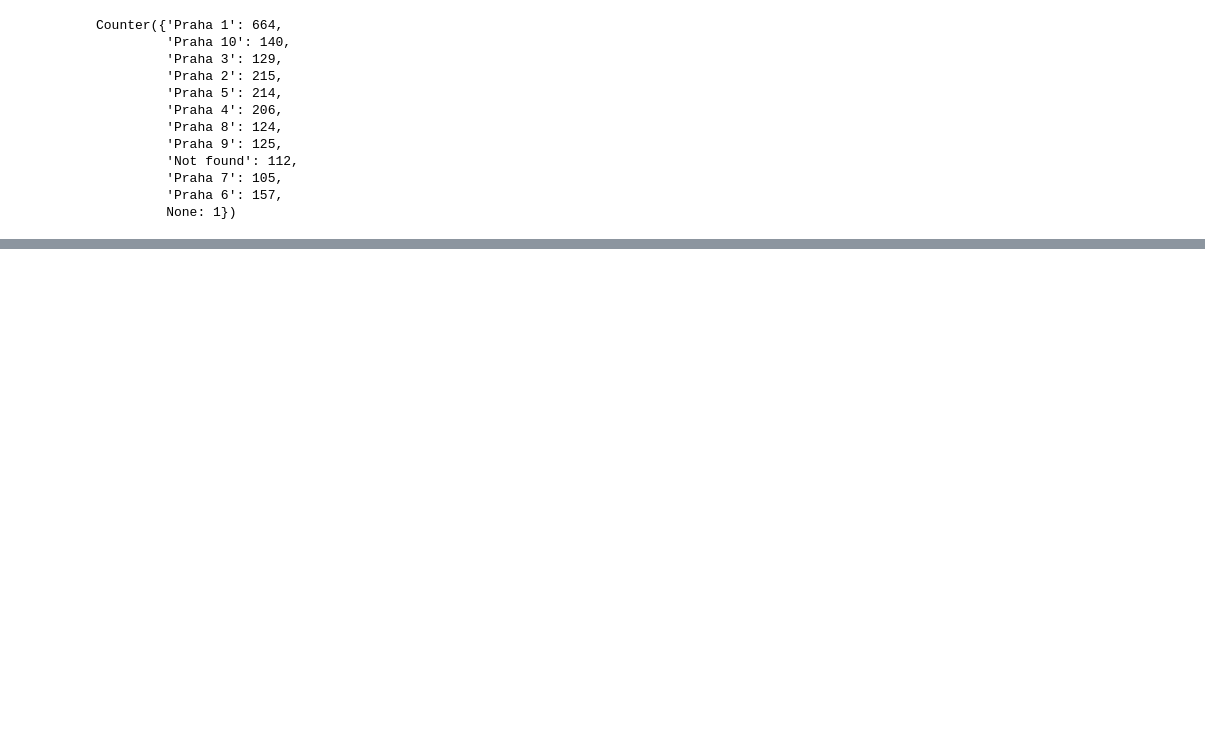
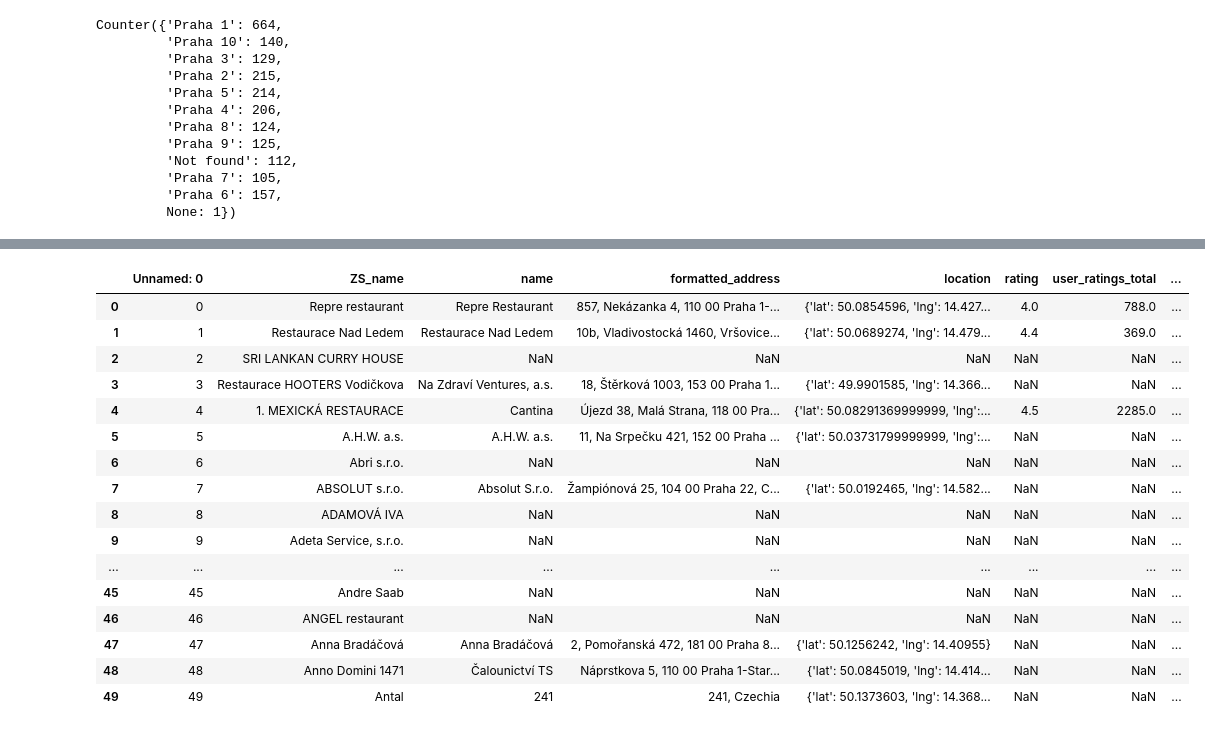
Before and after one commit to Matyas-Mattanelli/Webscraper-Zlate-Stranky, a Jupyter notebook: test.ipynb, the cells around one changed output, grey strips where cells are left out. Saved outputs shown, nothing was run; the diff lists cells and outputs as text; code cells hidden in the pictures; blank space fills up the shorter version.

Commit message:
GooglePlacesCompiler Works!!

```diff
--- a/test.ipynb
+++ b/test.ipynb
@@ -237,0 +256,20 @@ TypeError: find_first_candidate() takes 4 positional arguments but 5 were given
+# %%
+pd.read_csv('restaurants_Places_API.csv')[:50]
+# %% [output]
+|  | Unnamed: 0 | ZS_name | name | formatted_address | location | rating | user_ratings_total | ... |
+| 0 | 0 | Repre restaurant | Repre Restaurant | 857, Nekázanka 4, 110 00 Praha 1-... | {'lat': 50.0854596, 'lng': 14.427... | 4.0 | 788.0 | ... |
+| 1 | 1 | Restaurace Nad Ledem | Restaurace Nad Ledem | 10b, Vladivostocká 1460, Vršovice... | {'lat': 50.0689274, 'lng': 14.479... | 4.4 | 369.0 | ... |
+| 2 | 2 | SRI LANKAN CURRY HOUSE | NaN | NaN | NaN | NaN | NaN | ... |
+| 3 | 3 | Restaurace HOOTERS Vodičkova | Na Zdraví Ventures, a.s. | 18, Štěrková 1003, 153 00 Praha 1... | {'lat': 49.9901585, 'lng': 14.366... | NaN | NaN | ... |
+| 4 | 4 | 1. MEXICKÁ RESTAURACE | Cantina | Újezd 38, Malá Strana, 118 00 Pra... | {'lat': 50.08291369999999, 'lng':... | 4.5 | 2285.0 | ... |
+| 5 | 5 | A.H.W. a.s. | A.H.W. a.s. | 11, Na Srpečku 421, 152 00 Praha ... | {'lat': 50.03731799999999, 'lng':... | NaN | NaN | ... |
+| 6 | 6 | Abri s.r.o. | NaN | NaN | NaN | NaN | NaN | ... |
+| 7 | 7 | ABSOLUT s.r.o. | Absolut S.r.o. | Žampiónová 25, 104 00 Praha 22, C... | {'lat': 50.0192465, 'lng': 14.582... | NaN | NaN | ... |
+| 8 | 8 | ADAMOVÁ IVA | NaN | NaN | NaN | NaN | NaN | ... |
+| 9 | 9 | Adeta Service, s.r.o. | NaN | NaN | NaN | NaN | NaN | ... |
+| ... | ... | ... | ... | ... | ... | ... | ... | ... |
+| 45 | 45 | Andre Saab | NaN | NaN | NaN | NaN | NaN | ... |
+| 46 | 46 | ANGEL restaurant | NaN | NaN | NaN | NaN | NaN | ... |
+| 47 | 47 | Anna Bradáčová | Anna Bradáčová | 2, Pomořanská 472, 181 00 Praha 8... | {'lat': 50.1256242, 'lng': 14.40955} | NaN | NaN | ... |
+| 48 | 48 | Anno Domini 1471 | Čalounictví TS | Náprstkova 5, 110 00 Praha 1-Star... | {'lat': 50.0845019, 'lng': 14.414... | NaN | NaN | ... |
+| 49 | 49 | Antal | 241 | 241, Czechia | {'lat': 50.1373603, 'lng': 14.368... | NaN | NaN | ... |
```
Also changed, not shown: parts of 2 cells of this notebook, 2 other files.
